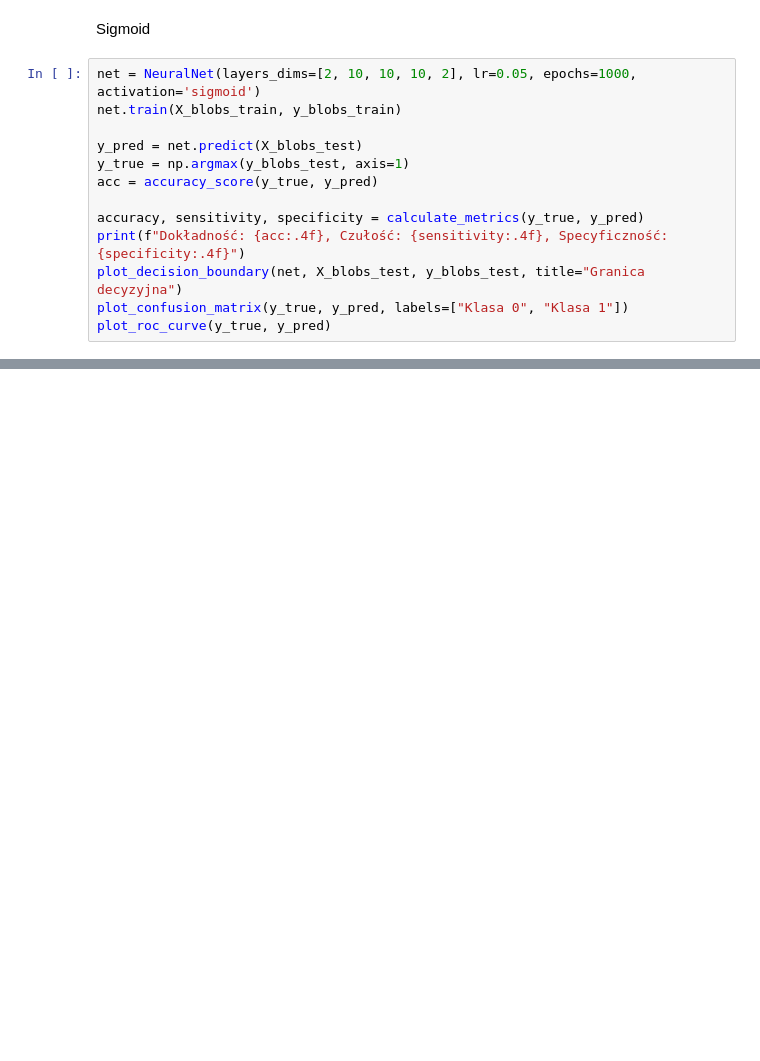
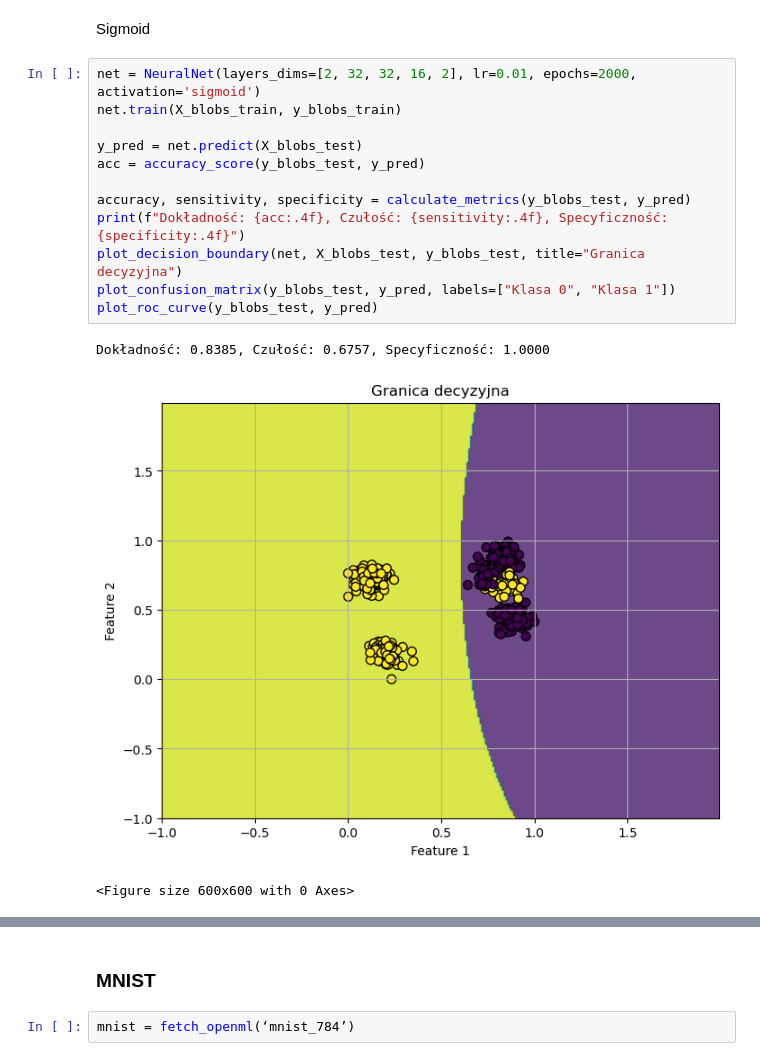
Before and after one commit to Lecrut/ai-ml_studies, a Jupyter notebook: pum/8_259199_Filip_Lecrut.ipynb, the cells around one changed output, grey strips where cells are left out. Drawn from its saved outputs; the diff is of its cells as text; blank space fills up the shorter version.

```diff
--- a/pum/8_259199_Filip_Lecrut.ipynb
+++ b/pum/8_259199_Filip_Lecrut.ipynb
@@ -191,15 +215,18 @@ ValueError: matmul: Input operand 1 has a mismatch in its core dimension 0, with
 # %% [markdown]
 Sigmoid
 # %%
-net = NeuralNet(layers_dims=[2, 10, 10, 10, 2], lr=0.05, epochs=1000, activation='sigmoid')
+net = NeuralNet(layers_dims=[2, 32, 32, 16, 2], lr=0.01, epochs=2000, activation='sigmoid')
 net.train(X_blobs_train, y_blobs_train)
 
 y_pred = net.predict(X_blobs_test)
-y_true = np.argmax(y_blobs_test, axis=1)
-acc = accuracy_score(y_true, y_pred)
+acc = accuracy_score(y_blobs_test, y_pred)
 
-accuracy, sensitivity, specificity = calculate_metrics(y_true, y_pred)
+accuracy, sensitivity, specificity = calculate_metrics(y_blobs_test, y_pred)
 print(f"Dokładność: {acc:.4f}, Czułość: {sensitivity:.4f}, Specyficzność: {specificity:.4f}")
 plot_decision_boundary(net, X_blobs_test, y_blobs_test, title="Granica decyzyjna")
-plot_confusion_matrix(y_true, y_pred, labels=["Klasa 0", "Klasa 1"])
-plot_roc_curve(y_true, y_pred)
+plot_confusion_matrix(y_blobs_test, y_pred, labels=["Klasa 0", "Klasa 1"])
+plot_roc_curve(y_blobs_test, y_pred)
+# %% [output]
+Dokładność: 0.8385, Czułość: 0.6757, Specyficzność: 1.0000
+[figure, added]
+<Figure size 600x600 with 0 Axes>
@@ -205,0 +235,4 @@ plot_roc_curve(y_true, y_pred)
+# %% [markdown]
+### MNIST
+# %%
+mnist = fetch_openml(‘mnist_784’)
```
Also changed, not shown: parts of 9 cells of this notebook.
